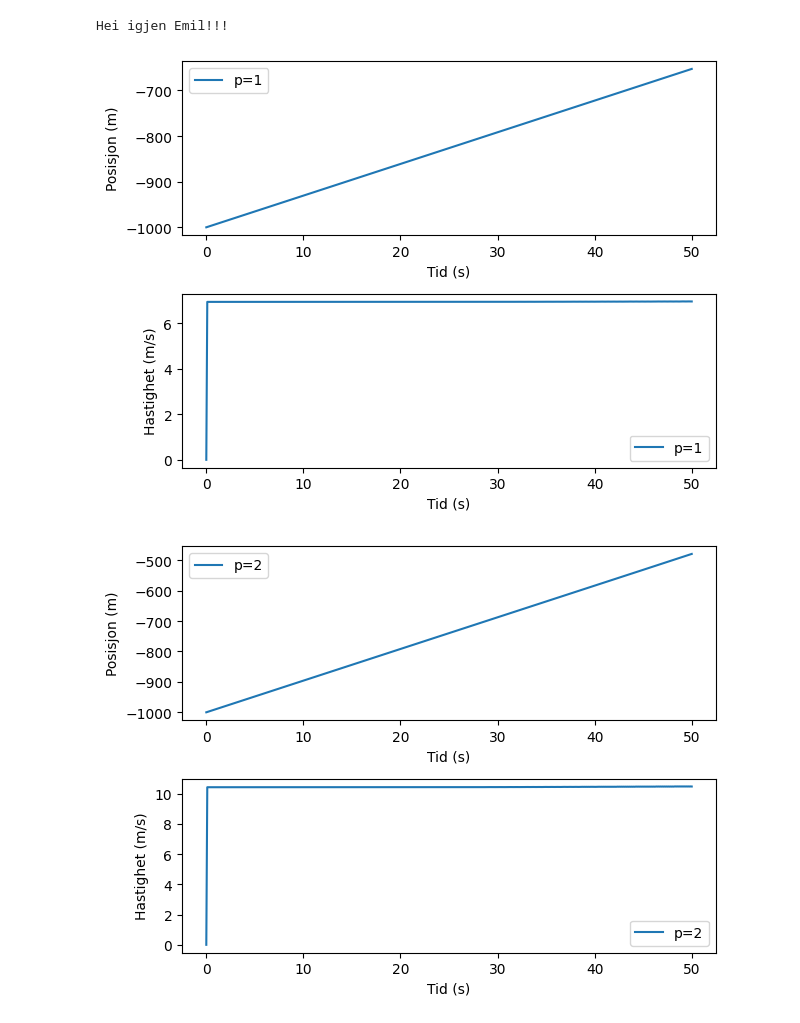
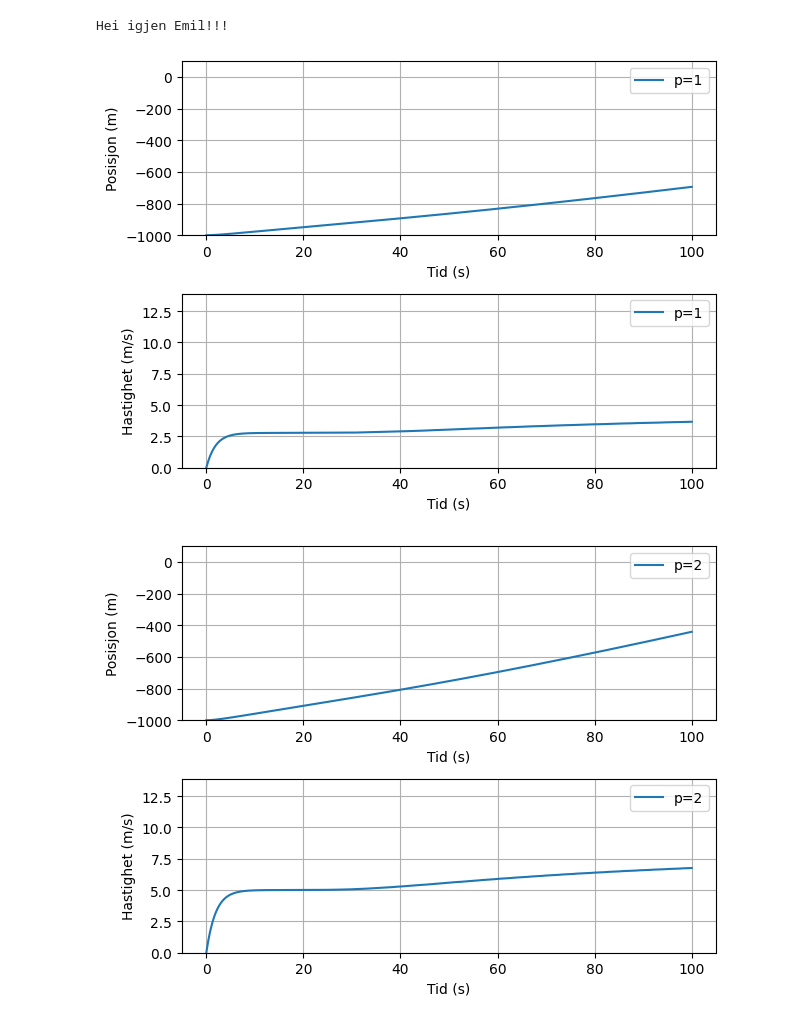
Before and after one commit to AbelSnabel/matteGruppe3, a Jupyter notebook: Oppgave2.ipynb, the cells around one changed output. Drawn from its saved outputs; the diff is of its cells as text; code cells hidden in the pictures.

```diff
--- a/Oppgave2.ipynb
+++ b/Oppgave2.ipynb
@@ -82,30 +82,34 @@ Hei igjen Emil!!!
 import numpy as np
 import matplotlib.pyplot as plt
 
+# Parametere
 L = 2000  # Veilengde (m)
 Nx = 100  # Antall romlige punkter
-T = 50    # Simuleringstid (s)
+T = 100    # Simuleringstid (s)
 Nt = 500  # Antall tidssteg
 
 v_max = 13.9  # Maksimal hastighet (m/s)
-u_max = 0.19  # Maksimal tetthet (biler per meter)
+u_max = 0.19 # Maksimal tetthet (biler per meter)
 p_values = [1, 2, 5]  # Verdier for p
 
 dx = L / Nx  # Romlig oppløsning
 dt = T / Nt  # Tidsoppløsning
 lambda_ = dt / dx  # CFL-tall (må være <= 1 for stabilitet)
 
+# Funksjoner for hastighet og fluks
 def velocity(u, p):
-    return v_max * (1 - (u / u_max) ** p)
+    return np.where(u < u_max, v_max * (1 - (u / u_max) ** p), 0)
 
 def flux(u, p):
     return u * velocity(u, p)
 
+# Initialtilstand for tetthet
 u = np.zeros(Nx)
 for j in range(Nx):
     if j < Nx // 2:
-        u[j] = 0.5 * u_max  # Tettere trafikk i venstre halvdel
+        u[j] = 0.8 * u_max  # Tettere trafikk i venstre halvdel
 
+# Lax-Friedrichs metode for å beregne u(x,t)
 U = np.zeros((Nt, Nx))
 U[0, :] = u.copy()
 
@@ -117,39 +121,48 @@ for n in range(Nt - 1):
     U[n+1, 0] = U[n+1, 1]
     U[n+1, -1] = U[n+1, -2]
 
+# Bilens bevegelse
 P0 = -1000  # Startposisjon
 V0 = 0      # Starthastighet
 
 for p in p_values:
     P = [P0]
     V = [V0]
 
     for n in range(Nt - 1):
+        # Finn tettheten u(P(t), t) ved bilens posisjon
         idx = int((P[-1] + L/2) / dx)  # Konverter posisjon til indeks
         idx = max(0, min(Nx-1, idx))  # Sikre at vi ikke går utenfor
         u_p = U[n, idx]
 
-        V_new = velocity(u_p, p)
-        P_new = P[-1] + dt * V_new
+        # Oppdater hastighet og posisjon, akselerer gradvis
+        V_new = V[-1] + dt * (velocity(u_p, p) - V[-1]) / 2  # Gradvis akselerasjon
+        P_new = P[-1] + dt * V_new if V_new > 0 else P[-1]  # Beveger seg kun hvis hastighet > 0
 
         V.append(V_new)
         P.append(P_new)
 
+    # Plot resultater
     plt.figure()
     plt.subplot(2, 1, 1)
     plt.plot(np.linspace(0, T, Nt), P, label=f'p={p}')
     plt.xlabel('Tid (s)')
     plt.ylabel('Posisjon (m)')
+    plt.ylim(-1000,100)
     plt.legend()
+    plt.grid(True)
+
 
     plt.subplot(2, 1, 2)
     plt.plot(np.linspace(0, T, Nt), V, label=f'p={p}')
     plt.xlabel('Tid (s)')
     plt.ylabel('Hastighet (m/s)')
+    plt.ylim(0, v_max)
     plt.legend()
+    plt.grid(True)
 
     plt.tight_layout()
     plt.show()
 # %% [output]
-[figure, old version]
+[figure, new version]
-[figure, old version]
+[figure, new version]
```
Also changed, not shown: parts of 1 cell of this notebook.
